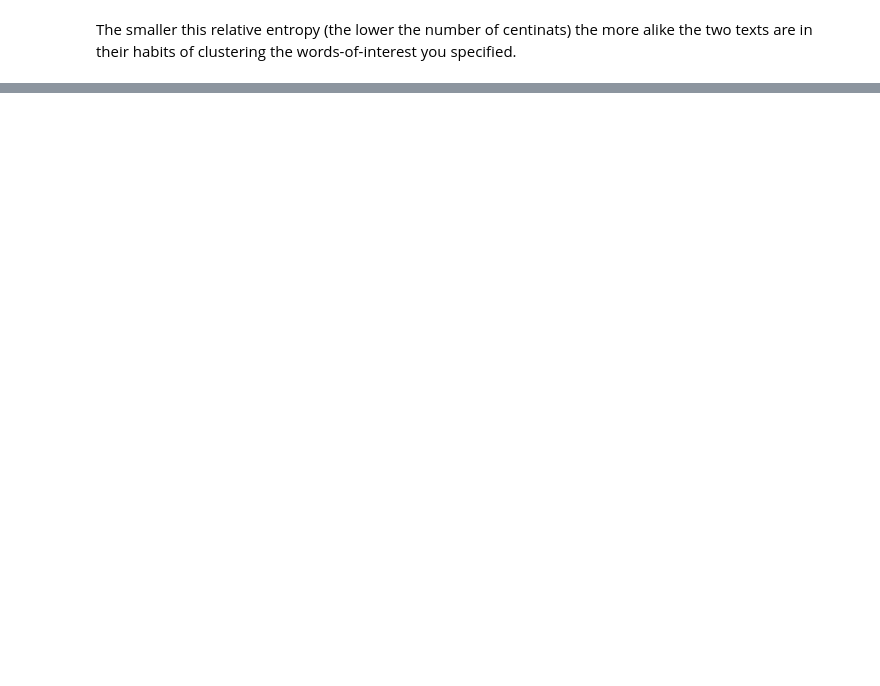
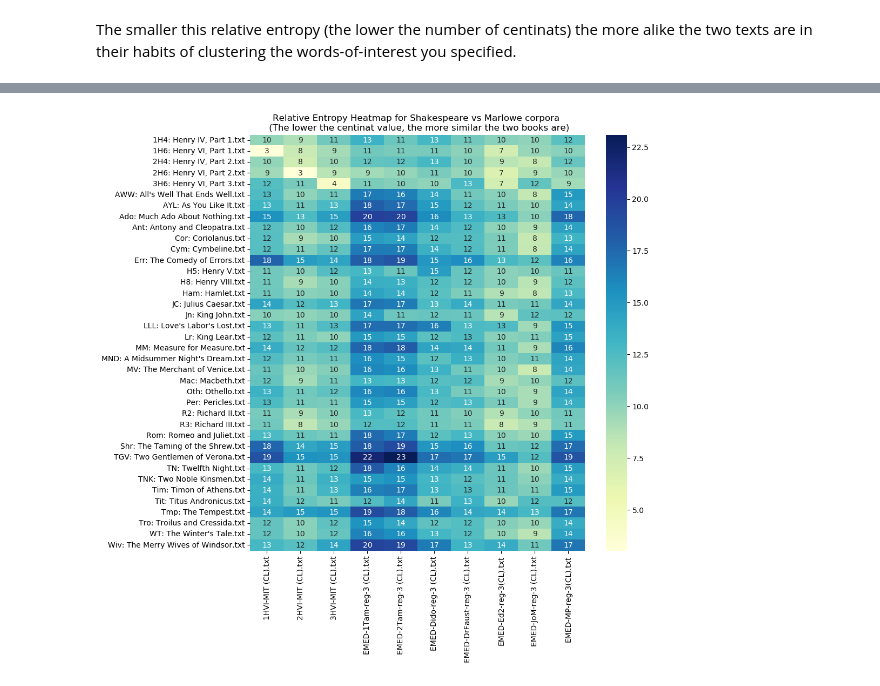
Before and after one commit to alex-krtt/kitmarlowe-jupyter, a Jupyter notebook: word_adjecency_network.ipynb, the cells around one changed output, grey strips where cells are left out. Saved outputs shown, nothing was run; the diff lists cells and outputs as text; code cells hidden in the pictures; blank space fills up the shorter version.

Commit message:
Set pip to 3.1.0 to fix seaborn heatmap and improve window width

```diff
--- a/word_adjecency_network.ipynb
+++ b/word_adjecency_network.ipynb
@@ -58 +71,4 @@ The smaller this relative entropy (the lower the number of centinats) the more a
+# %%
+# you can adjust the function word window here (default is 5). The larger the window, the more context the model will have but the slower it will run.
+windowWidth = 10
 # %%
@@ -374,0 +348,10 @@ plot_heatmap(df)
+# %%
+def plot_heatmap(df):
+    plt.figure(figsize=(10, 10)) # You can adjust the figure size here, the first number is the width and the second is the height
+    sns.heatmap(df, cmap="YlGnBu", annot=True, fmt=".0f")  # You can disable the annot=True by setting it False if you don't want the numbers in the heatmap
+    plt.title("Relative Entropy Heatmap for Shakespeare vs Marlowe corpora \n (The lower the centinat value, the more similar the two books are)")
+    plt.show()
+
+plot_heatmap(df)
+# %% [output]
+[figure, added]
```
Also changed, not shown: parts of 5 cells of this notebook.
